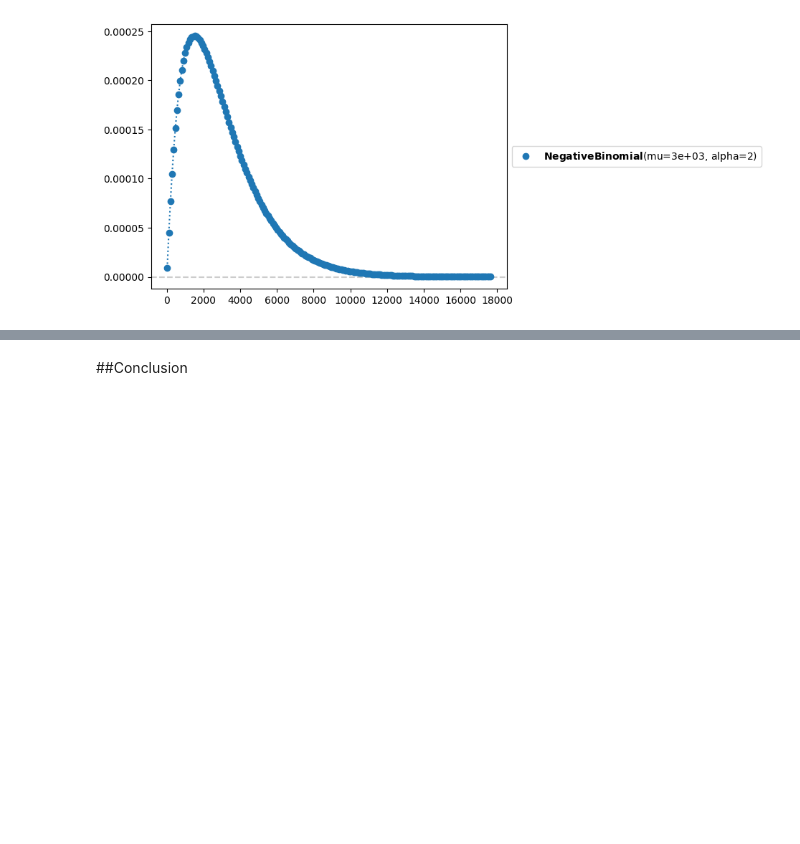
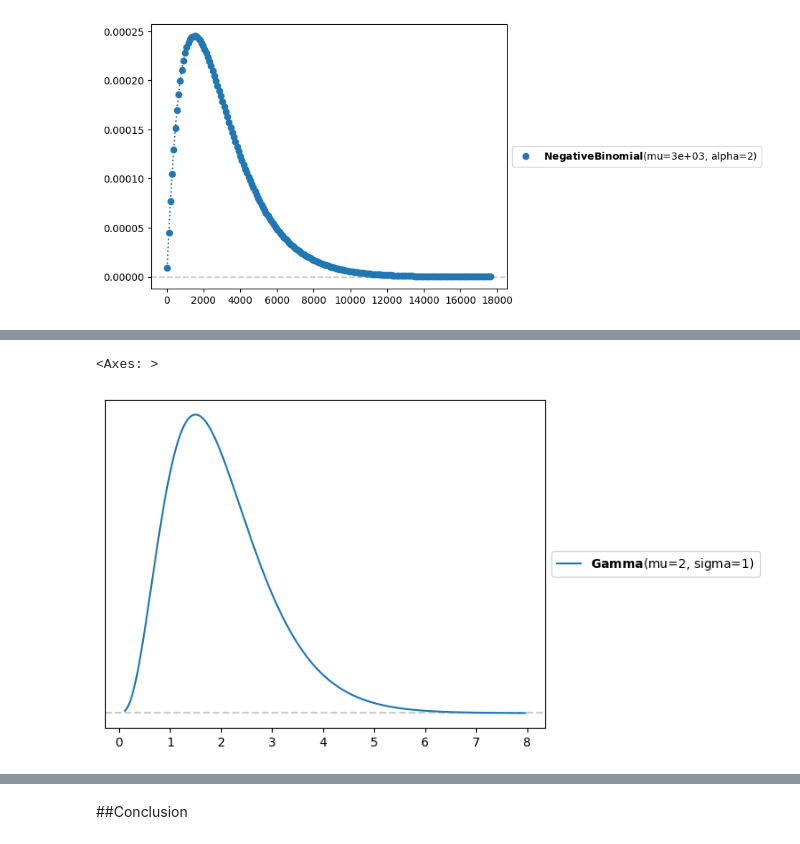
Before and after one commit to rylan-berry/DataScienceExercises2025-2026, a Jupyter notebook: RylaBerrU3proj.ipynb, the cells around one changed output, grey strips where cells are left out. Saved outputs shown, nothing was run; the diff lists cells and outputs as text; code cells hidden in the pictures; blank space fills up the shorter version.

```diff
--- a/RylaBerrU3proj.ipynb
+++ b/RylaBerrU3proj.ipynb
@@ -130,0 +131,6 @@ pz.Gamma(alpha = 2, beta = 1).plot_pdf()
+# %%
+#Prior for the alpha of likelyhood 1
+pz.Gamma(mu = 2, sigma = 1).plot_pdf()
+# %% [output]
+<Axes: >
+[figure, added]
```
Also changed, not shown: parts of 18 cells of this notebook.
